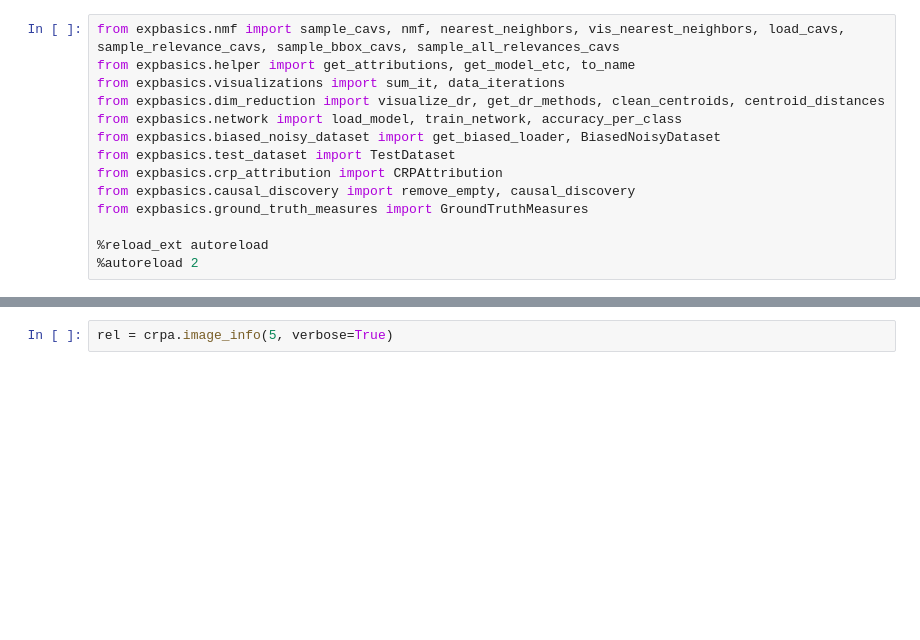
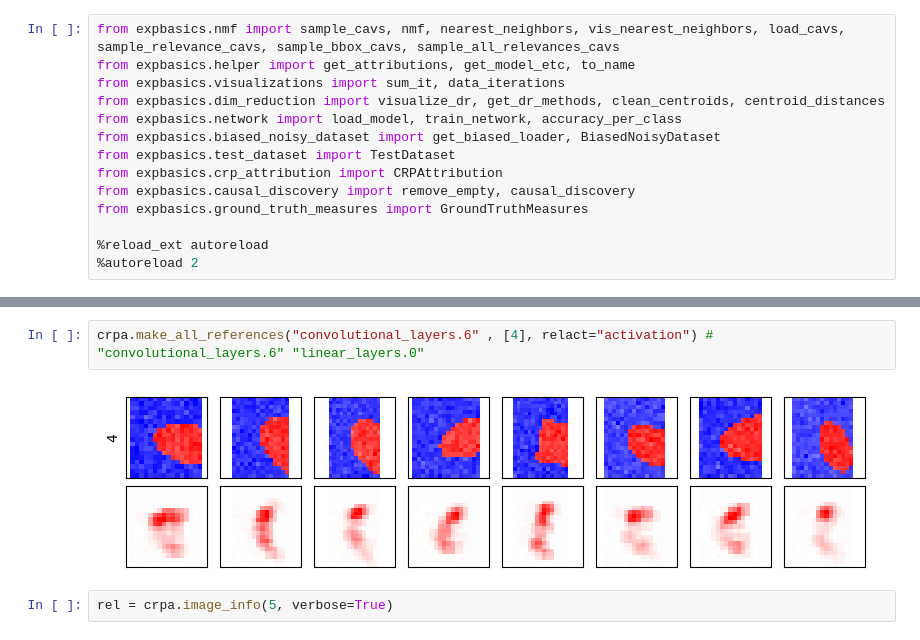
Before and after one commit to lillijo/xai-evaluation-master-thesis, a Jupyter notebook: experiments/random_visualizations.ipynb, the cells around one changed output, grey strips where cells are left out. Drawn from its saved outputs; the diff is of its cells as text; blank space fills up the shorter version.

```diff
--- a/experiments/random_visualizations.ipynb
+++ b/experiments/random_visualizations.ipynb
@@ -61,3 +65,7 @@ crpa.make_all_references("convolutional_layers.6", range(8)) #"convolutional_lay
+# %%
+crpa.make_all_references("convolutional_layers.6" , [4], relact="activation") # "convolutional_layers.6" "linear_layers.0"
+# %% [output]
+[figure, added]
 # %%
 rel = crpa.image_info(5, verbose=True)
 # %%
```
Also changed, not shown: parts of 8 cells of this notebook, 7 other files.
